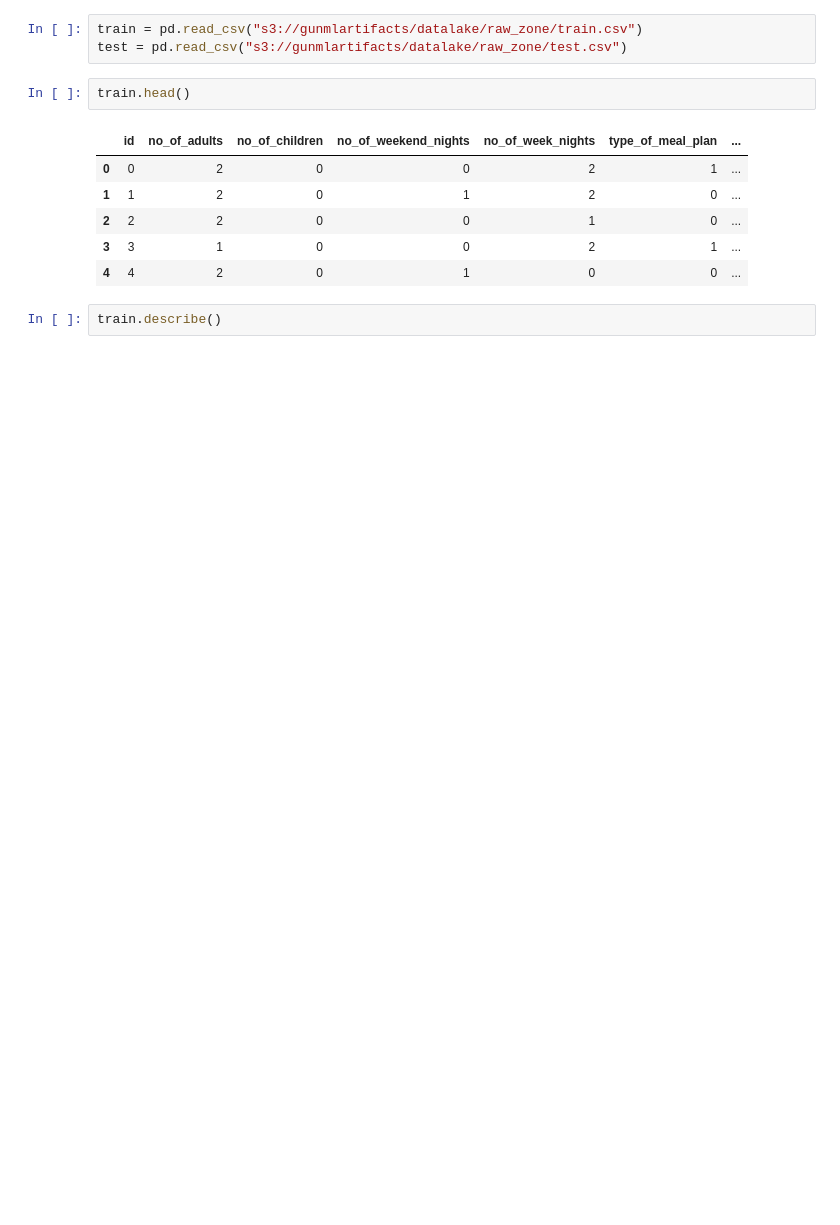
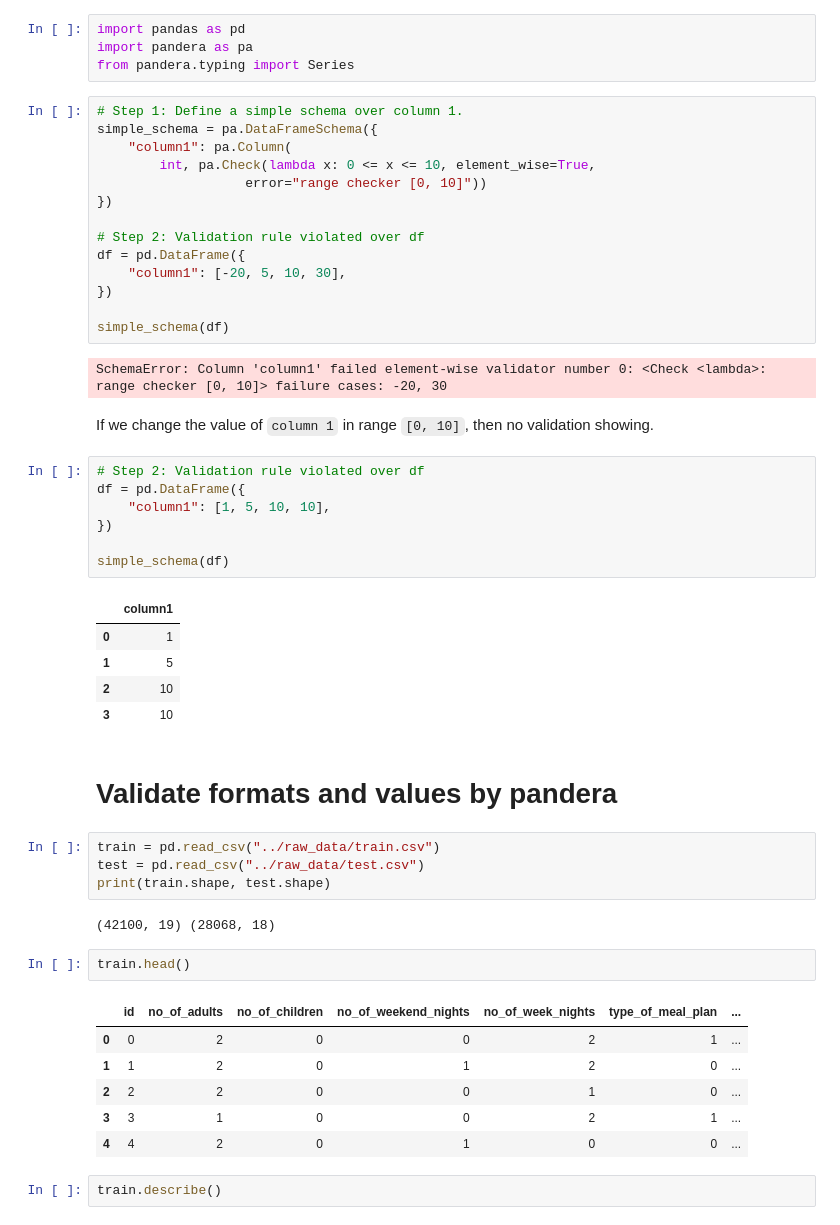
Before and after one commit to datascienceworld-kan/VDT-MLOpsDemo, a Jupyter notebook: notebooks/02DoingDataValidation.ipynb, the cells around one changed output. Drawn from its saved outputs; the diff is of its cells as text; blank space fills up the shorter version.

```diff
--- a/notebooks/02DoingDataValidation.ipynb
+++ b/notebooks/02DoingDataValidation.ipynb
@@ -5,6 +16,46 @@ from pandera.typing import Series
+# %%
+import pandas as pd
+import pandera as pa
+from pandera.typing import Series
+# %%
+# Step 1: Define a simple schema over column 1.
+simple_schema = pa.DataFrameSchema({
+    "column1": pa.Column(
+        int, pa.Check(lambda x: 0 <= x <= 10, element_wise=True,
+                   error="range checker [0, 10]"))
+})
+
+# Step 2: Validation rule violated over df
+df = pd.DataFrame({
+    "column1": [-20, 5, 10, 30],
+})
+
+simple_schema(df)
+# %% [output]
+SchemaError: Column 'column1' failed element-wise validator number 0: <Check <lambda>: range checker [0, 10]> failure cases: -20, 30
+# %% [markdown]
+If we change the value of `column 1` in range `[0, 10]`, then no validation showing.
+# %%
+# Step 2: Validation rule violated over df
+df = pd.DataFrame({
+    "column1": [1, 5, 10, 10],
+})
+
+simple_schema(df)
+# %% [output]
+|  | column1 |
+| 0 | 1 |
+| 1 | 5 |
+| 2 | 10 |
+| 3 | 10 |
+# %% [markdown]
+# Validate formats and values by pandera
 # %%
-train = pd.read_csv("s3://gunmlartifacts/datalake/raw_zone/train.csv")
-test = pd.read_csv("s3://gunmlartifacts/datalake/raw_zone/test.csv")
+train = pd.read_csv("../raw_data/train.csv")
+test = pd.read_csv("../raw_data/test.csv")
+print(train.shape, test.shape)
+# %% [output]
+(42100, 19) (28068, 18)
 # %%
 train.head()
 # %% [output]
```
Also changed, not shown: parts of 9 cells of this notebook, 17 other files.
